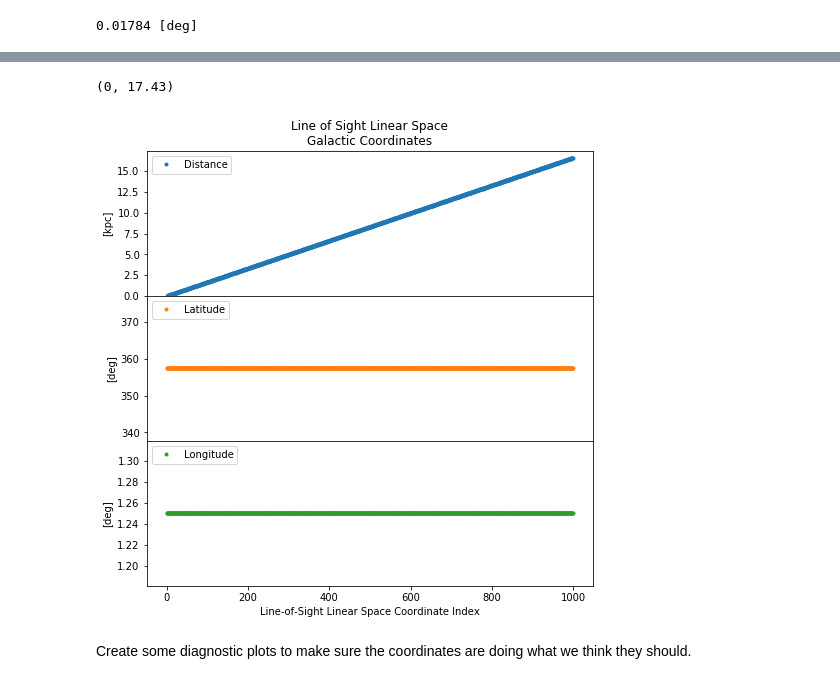
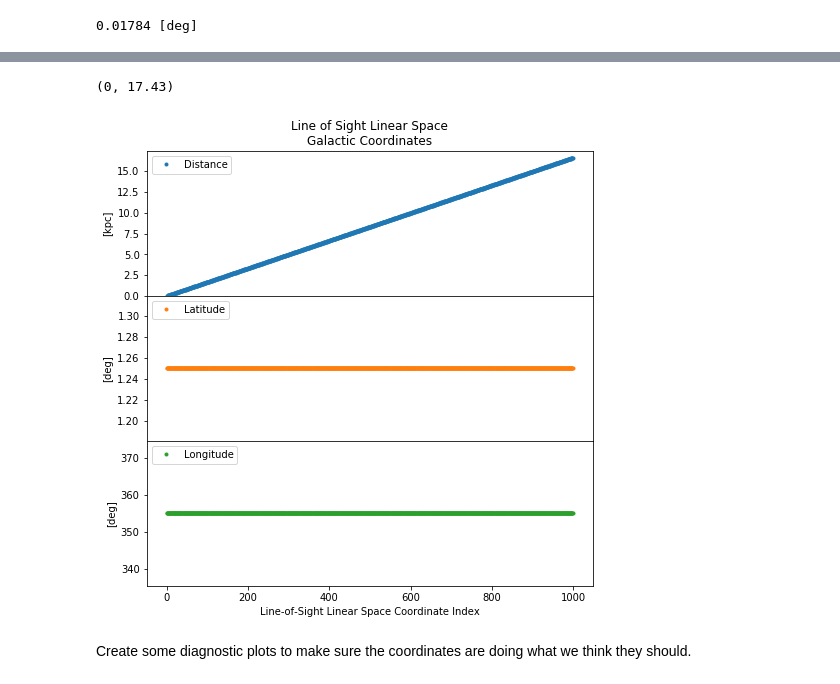
Before and after one commit to jluastro/PopSyCLE, a Jupyter notebook: devel/cone density sampler.ipynb, the cells around one changed output, grey strips where cells are left out. Saved outputs shown, nothing was run; the diff lists cells and outputs as text; code cells hidden in the pictures.

Commit message:
Corrected mislabeling of lat/lon in one of the figures.

```diff
--- a/devel/cone density sampler.ipynb
+++ b/devel/cone density sampler.ipynb
@@ -79,27 +75,28 @@ galactic_lin = coord.Galactic(l=l * units.rad,
 # %%
 fig, axs = plt.subplots(3, sharex=True, gridspec_kw={'hspace': 0}, figsize=(8,8))
 axs[0].plot(galactic_lin.distance.kpc, '.', label='Distance', c='C0')
-axs[1].plot(galactic_lin.l.deg, '.', label='Latitude', c='C1')
-axs[2].plot(galactic_lin.b.deg, '.', label='Longitude',c='C2')
+axs[1].plot(galactic_lin.b.deg, '.', label='Latitude',c='C1')
+axs[2].plot(galactic_lin.l.deg, '.', label='Longitude', c='C2')
+
 
 plt.legend(loc='best')
 # Hide x labels and tick labels for all but bottom plot.
 for ax in axs:
     ax.label_outer()
     ax.legend(loc='upper left')
 
 axs[0].set_title('Line of Sight Linear Space\nGalactic Coordinates')
 axs[0].set_ylabel('[kpc]')
 
 axs[1].set_ylabel('[deg]')
 
 axs[2].set_ylabel('[deg]')
 axs[2].set_xlabel('Line-of-Sight Linear Space Coordinate Index')
 
 axs[0].set_ylim(0, axs[0].set_ylim()[1])
 # %% [output]
 (0, 17.43)
-[figure, old version]
+[figure, new version]
 # %%
 # convert the line of sight to galactocentric coordinates
 #outputs l, b, and distance in degrees.
```
Also changed, not shown: parts of 3 cells of this notebook.
